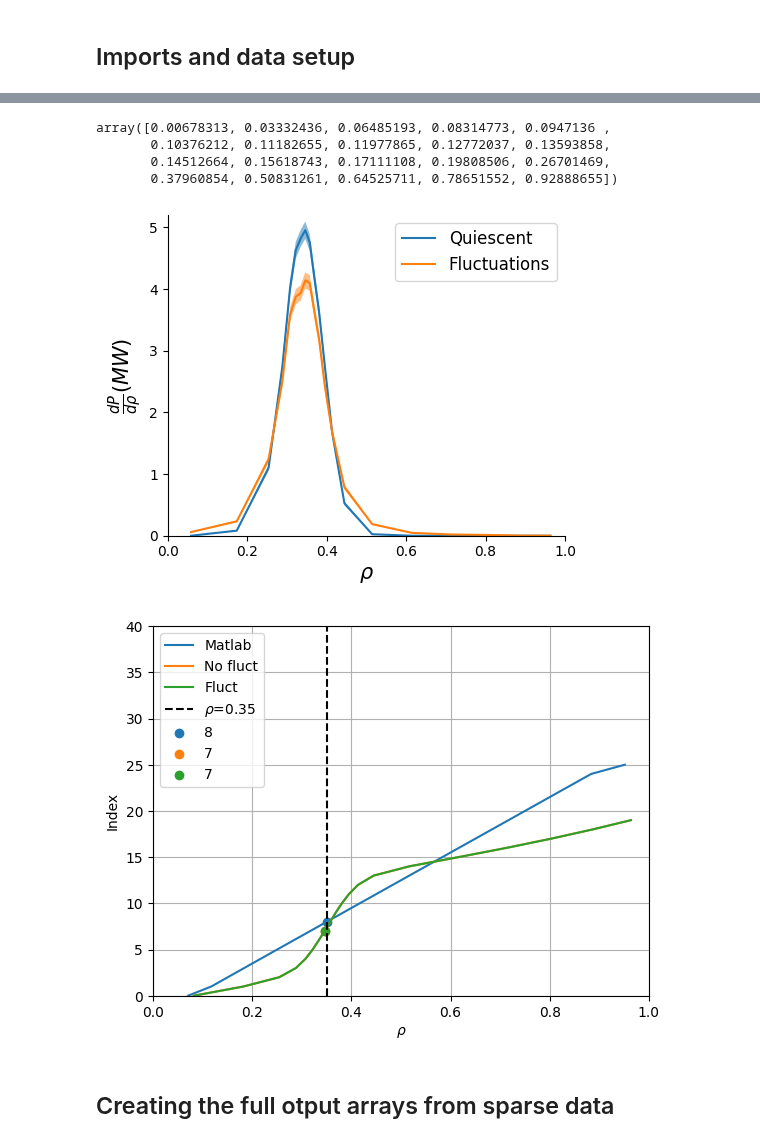
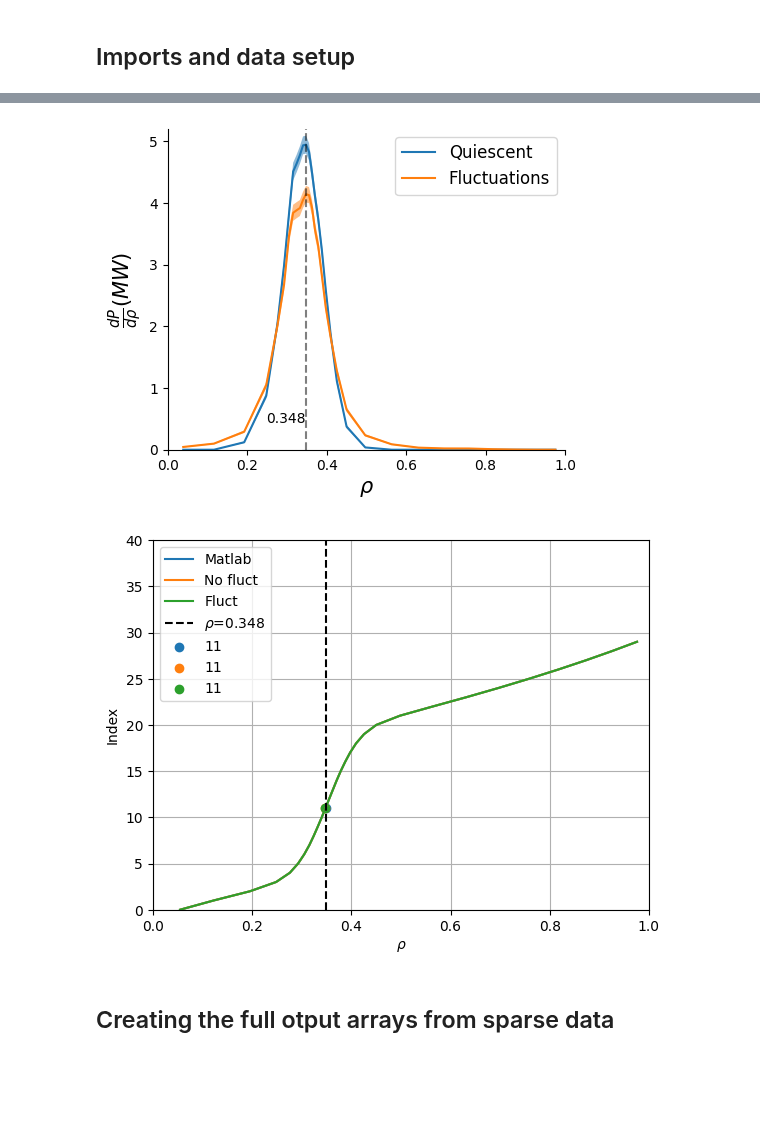
Before and after one commit to EwoutDevlaminck/WKBacca_QL, a Jupyter notebook: Analysis_sparse.ipynb, the cells around one changed output, grey strips where cells are left out. Cells and saved outputs as stored; diff of their text form; code cells hidden in the pictures; blank space fills up the shorter version.

```diff
--- a/Analysis_sparse.ipynb
+++ b/Analysis_sparse.ipynb
@@ -68,7 +68,7 @@ parula_map.set_under(cm_data[0])
 filename_nofluct        = '/home/devlamin/WKBacca_LUKE_cases/TCV_74302_nonuni/WKBeam_results/nofluct/QL_waves_TCV74302_1.2_nofluct_sparse.h5'
 filename_fluct          = '/home/devlamin/WKBacca_LUKE_cases/TCV_74302_nonuni/WKBeam_results/fluct/QL_waves_TCV74302_1.2_fluct_sparse.h5'
 
-matlab_file         = '/home/devlamin/WKBacca_LUKE_cases/TCV_74302/Drf_data.mat'
+matlab_file         = '/home/devlamin/WKBacca_LUKE_cases/TCV_74302_nonuni/Drf_data.mat'
 # %%
 mat = loadmat(matlab_file)['Drf_data']
 Drf_mat = mat['dat'][0,0]
@@ -201,10 +201,3 @@ p_norm:(225,), ksi0:(170,), psi:(20,),  harmonics:(1,)
-# %%
-psi
-# %% [output]
-array([0.00678313, 0.03332436, 0.06485193, 0.08314773, 0.0947136 ,
-       0.10376212, 0.11182655, 0.11977865, 0.12772037, 0.13593858,
-       0.14512664, 0.15618743, 0.17111108, 0.19808506, 0.26701469,
-       0.37960854, 0.50831261, 0.64525711, 0.78651552, 0.92888655])
 # %%
 plt.figure(figsize=(5,4))
 ax = plt.subplot(111)
@@ -212,6 +205,8 @@ ax.plot(rho_abs_nofluct, dP_drho_nofluct[:, 0], label='Quiescent')
 ax.fill_between(rho_abs_nofluct, dP_drho_nofluct[:, 0]-dP_drho_nofluct[:, 1], dP_drho_nofluct[:, 0]+dP_drho_nofluct[:, 1], alpha=0.5)
 ax.plot(rho_abs_fluct, dP_drho_fluct[:, 0], label='Fluctuations')
 ax.fill_between(rho_abs_fluct, dP_drho_fluct[:, 0]-dP_drho_fluct[:, 1], dP_drho_fluct[:, 0]+dP_drho_fluct[:, 1], alpha=0.5)
+ax.vlines(rho_abs_nofluct[np.argmax(dP_drho_nofluct[:, 0])], 0, 5.2, color='black', linestyle='--', alpha=0.5)
+ax.annotate(f'{rho_abs_nofluct[np.argmax(dP_drho_nofluct[:, 0])]:.3f}', (rho_abs_nofluct[np.argmax(dP_drho_nofluct[:, 0])]-0.05, 0.2), textcoords="offset points", xytext=(0,10), ha='center')
 ax.set_xlabel(r'$\rho$', fontsize=15)
 ax.set_ylabel(r'$\frac{dP}{d\rho}(MW)$', fontsize=15)
 ax.set_xlim([0, 1])
@@ -223,38 +218,38 @@ plt.tight_layout()
 
 plt.show()
 # %% [output]
-[figure, old version]
+[figure, new version]
 # %%
 def closest_index(val):
     return np.argmin(np.abs(rho_mat- val)), np.argmin(np.abs(np.sqrt(psi)- val)), np.argmin(np.abs(np.sqrt(psi_fluct)- val))
 
 # rho_goal is the rho value around which we want to compare the data for most plots.
-rho_goal = 0.35
+rho_goal = 0.348
 
 plt.figure()
 len_mat = rho_mat.shape[0]
 len_no_fluct = len(psi)
 len_fluct = len(psi_fluct)
 
 plt.plot(rho_mat, np.arange(len_mat), label='Matlab')
 plt.plot(np.sqrt(psi), np.arange(len_no_fluct), label='No fluct')
 plt.plot(np.sqrt(psi_fluct), np.arange(len_fluct), label='Fluct')
 plt.axvline([rho_goal], color='k', linestyle='--', label=rf'$\rho$={rho_goal}')
 
 i_mat, i_no_fluct, i_fluct = closest_index(rho_goal)
 
 plt.scatter([rho_goal], [i_mat], label=f'{i_mat}')
 plt.scatter([np.sqrt(psi[i_no_fluct])], [i_no_fluct], label=f'{i_no_fluct}')
 plt.scatter([np.sqrt(psi_fluct[i_fluct])], [i_fluct], label=f'{i_fluct}')
 plt.grid()
 plt.xlabel(r'$\rho$')
 plt.ylabel('Index')
 plt.xlim(0, 1)
 plt.ylim(0, 40)
 plt.legend()
 plt.show()
 # %% [output]
-[figure, old version]
+[figure, new version]
 # %% [markdown]
 ## Creating the full otput arrays from sparse data
 # %%
```
Also changed, not shown: parts of 12 cells of this notebook, 35 other files.
